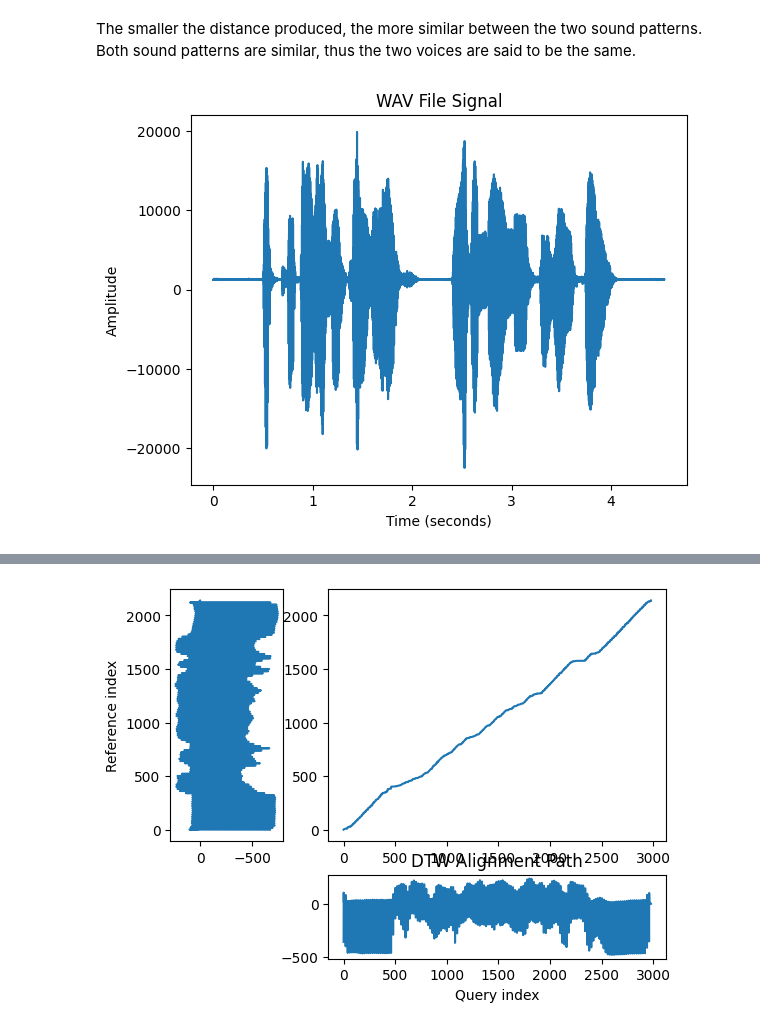
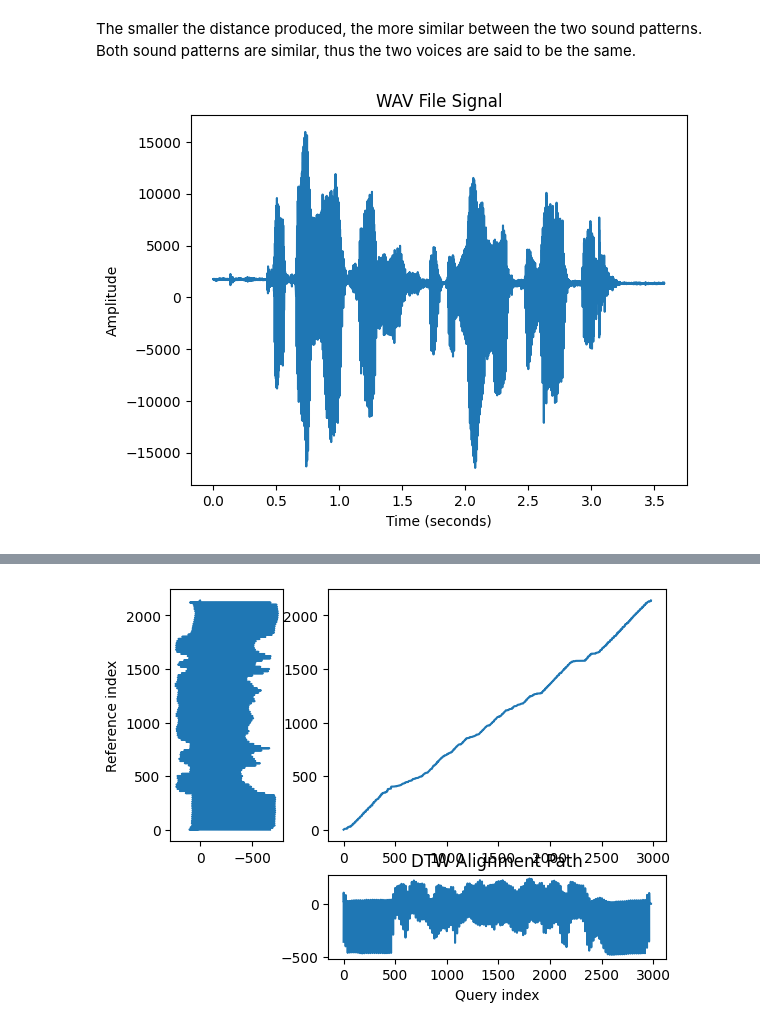
Before and after one commit to adlemoreau/shapedtw-timeseries, a Jupyter notebook: full_method.ipynb, the cells around one changed output, grey strips where cells are left out. Drawn from its saved outputs; the diff is of its cells as text; code cells hidden in the pictures.

```diff
--- a/full_method.ipynb
+++ b/full_method.ipynb
@@ -119,42 +136,33 @@ DTW can be used as a comparison module for data matching in speech recognition s
 # %% [markdown]
 The smaller the distance produced, the more similar between the two sound patterns. Both sound patterns are similar, thus the two voices are said to be the same.
 # %%
-import wave
-import numpy as np
-import matplotlib.pyplot as plt
-from scipy.io import wavfile
-from IPython.display import Audio
-import scipy
-import librosa
-from fastdtw import fastdtw
-
 # Specify the path to your WAV file
-wav_file_path = 'data/savee/DC_d10.wav'
+wav_file_path = 'data/savee/JE_d10.wav'
 
 # Open the WAV file
 with wave.open(wav_file_path, 'rb') as wav_file:
     # Get the audio parameters
     framerate = wav_file.getframerate()
     n_frames = wav_file.getnframes()
 
     # Read the audio data
     signal = wav_file.readframes(n_frames)
     signal = np.frombuffer(signal, dtype=np.int16)
 
 # Calculate the time axis
 time = np.linspace(0, len(signal) / framerate, num=len(signal))
 
 # Plot the signal
 plt.plot(time, signal)
 plt.title('WAV File Signal')
 plt.xlabel('Time (seconds)')
 plt.ylabel('Amplitude')
 plt.show()
 
 sample_rate, audio_data = scipy.io.wavfile.read(wav_file_path)
 Audio(data=audio_data, rate=sample_rate)
 # %% [output]
-[figure, old version]
+[figure, new version]
 [interactive output not drawn]
 # %%
 # DTW for speech recognition
```
Also changed, not shown: parts of 11 cells of this notebook.
